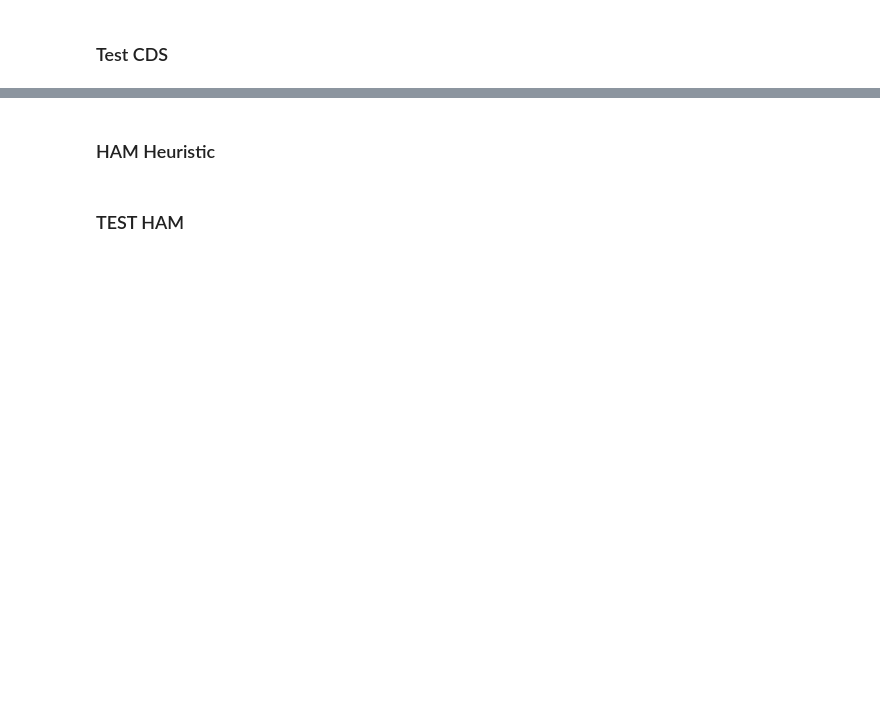
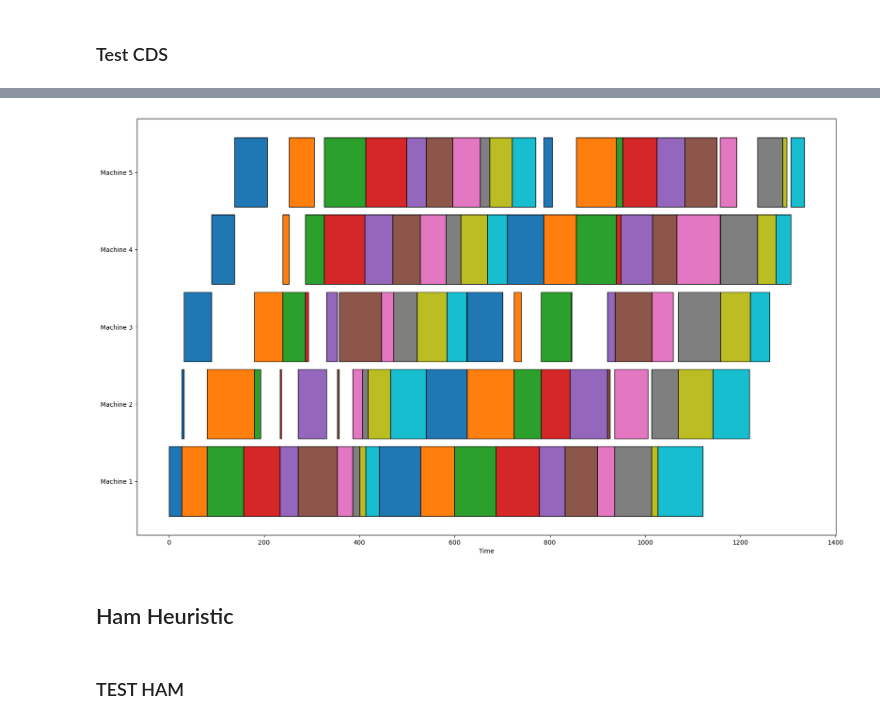
Before and after one commit to MarouaneBenbetka/Flow-Shop-Problem, a Jupyter notebook: Lab2/heuristics.ipynb, the cells around one changed output, grey strips where cells are left out. Saved outputs shown, nothing was run; the diff lists cells and outputs as text; code cells hidden in the pictures; blank space fills up the shorter version.

```diff
--- a/Lab2/heuristics.ipynb
+++ b/Lab2/heuristics.ipynb
@@ -259,7 +247,7 @@ def neh_algorithm(processing_times):
     return sequence, Cmax
 # %%
 start_time = time.time()
-best_solution,best_cost  = neh_algorithm(instances[6][2].T)
+best_solution,best_cost  = neh_algorithm(benchmarks[0])
 
 end_time = time.time()
 
@@ -275,2 +263,6 @@ Elapsed time of 0.04602694511413574 seconds.
+# %%
+generate_gantt_chart(benchmarks[0].T,best_solution )
+# %% [output]
+[figure, added]
 # %% [markdown]
-### HAM Heuristic
+## Ham Heuristic
```
Also changed, not shown: parts of 56 cells of this notebook, 3 other files.
